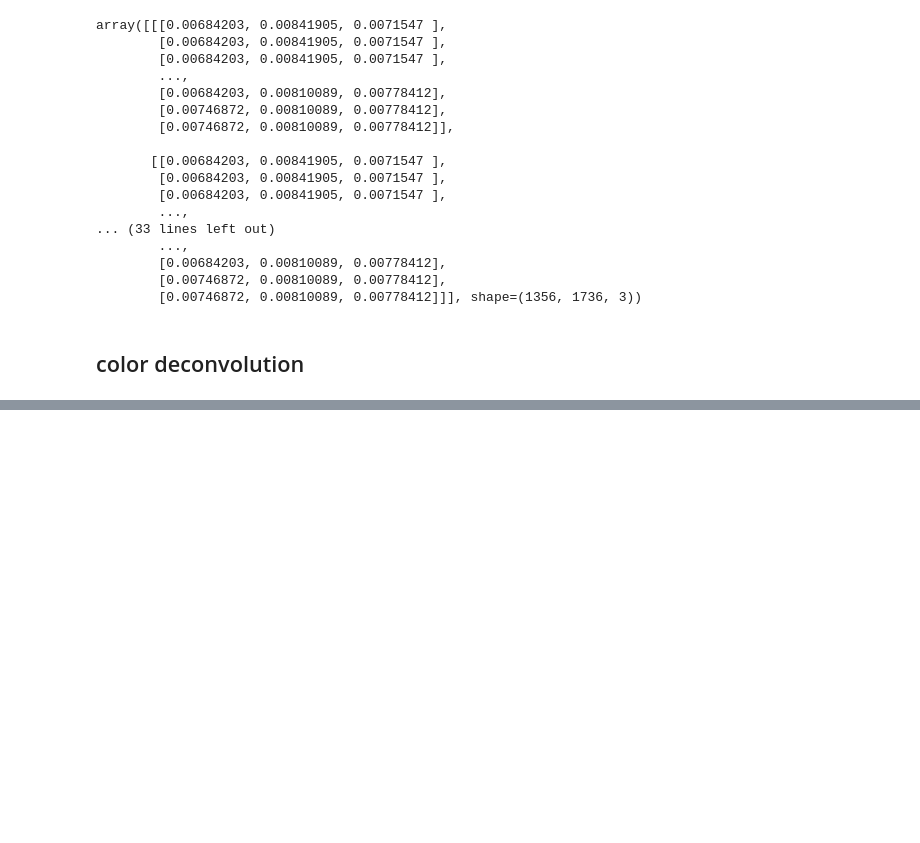
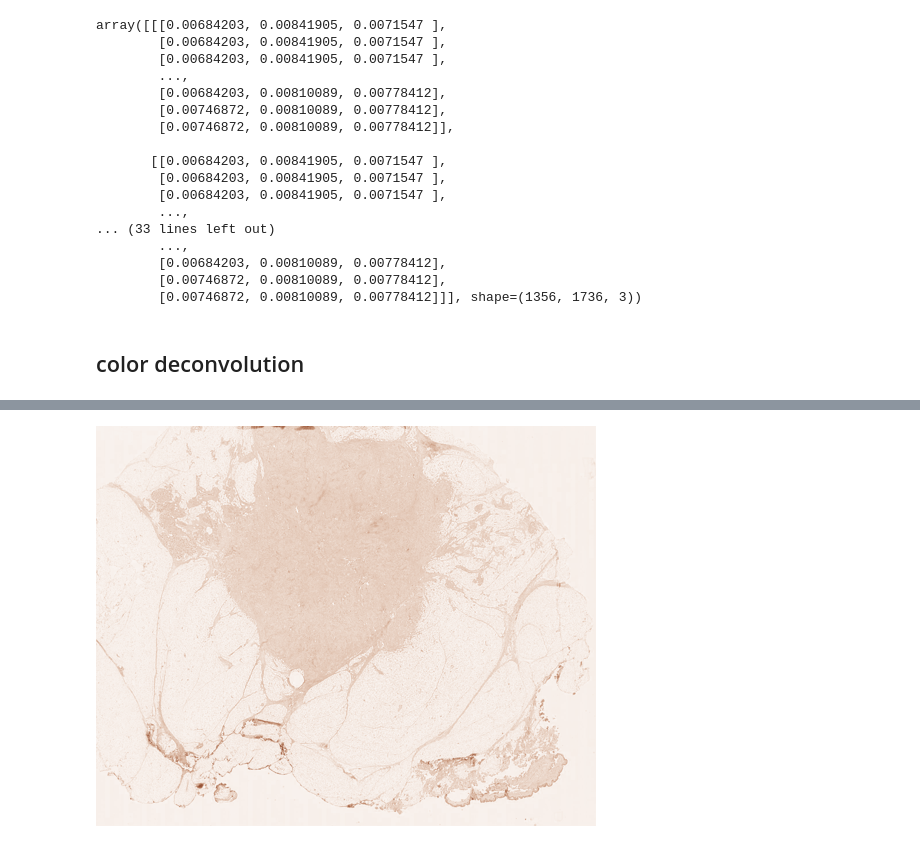
Before and after one commit to choongminkim/WPP, a Jupyter notebook: src/archive/stain_deconvolution.ipynb, the cells around one changed output, grey strips where cells are left out. Saved outputs shown, nothing was run; the diff lists cells and outputs as text; code cells hidden in the pictures; blank space fills up the shorter version.

```diff
--- a/src/archive/stain_deconvolution.ipynb
+++ b/src/archive/stain_deconvolution.ipynb
@@ -110,0 +116,6 @@ stains = od @ linalg.inv(stain_matrix)
+# %%
+formatted = (dab * 255 / np.max(dab)).astype('uint8')
+img = Image.fromarray(formatted).resize((500, 400))
+img
+# %% [output]
+[figure, added]
```
Also changed, not shown: parts of 17 cells of this notebook.
